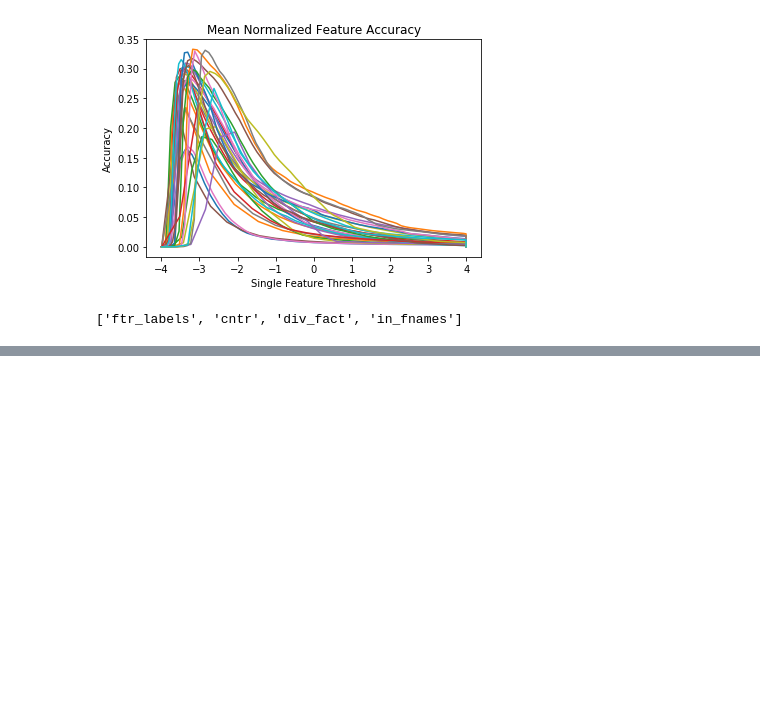
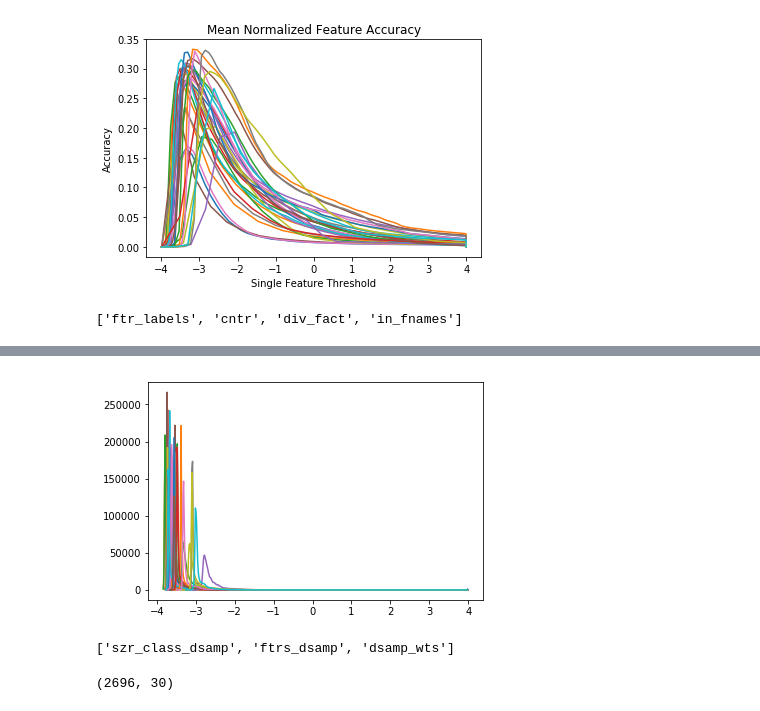
Before and after one commit to dmgroppe/SZR_ANT, a Jupyter notebook: EU_GENERAL/explore_normalization_lap.ipynb, the cells around one changed output, grey strips where cells are left out. Cells and saved outputs as stored; diff of their text form; code cells hidden in the pictures; blank space fills up the shorter version.

```diff
--- a/EU_GENERAL/explore_normalization_lap.ipynb
+++ b/EU_GENERAL/explore_normalization_lap.ipynb
@@ -176,0 +232,19 @@ bro.keys()
+# %%
+plt.figure(10)
+plt.clf()
+for a in range(30):
+    hist, bin_edges=np.histogram(bro['ftrs'][:,a],bins=500)
+    bin_cntrs=(bin_edges[1:]+bin_edges[0:-1])/2
+    plt.plot(bin_cntrs,hist)
+# %% [output]
+[figure, added]
+# %%
+in_fname='/Users/davidgroppe/PycharmProjects/SZR_ANT/EU_GENERAL/kdownsampled_1077.npz'
+bro=np.load(in_fname)
+bro.keys()
+# %% [output]
+['szr_class_dsamp', 'ftrs_dsamp', 'dsamp_wts']
+# %%
+bro['ftrs_dsamp'].shape
+# %% [output]
+(2696, 30)
```
Also changed, not shown: parts of 11 cells of this notebook, 3 other files.
